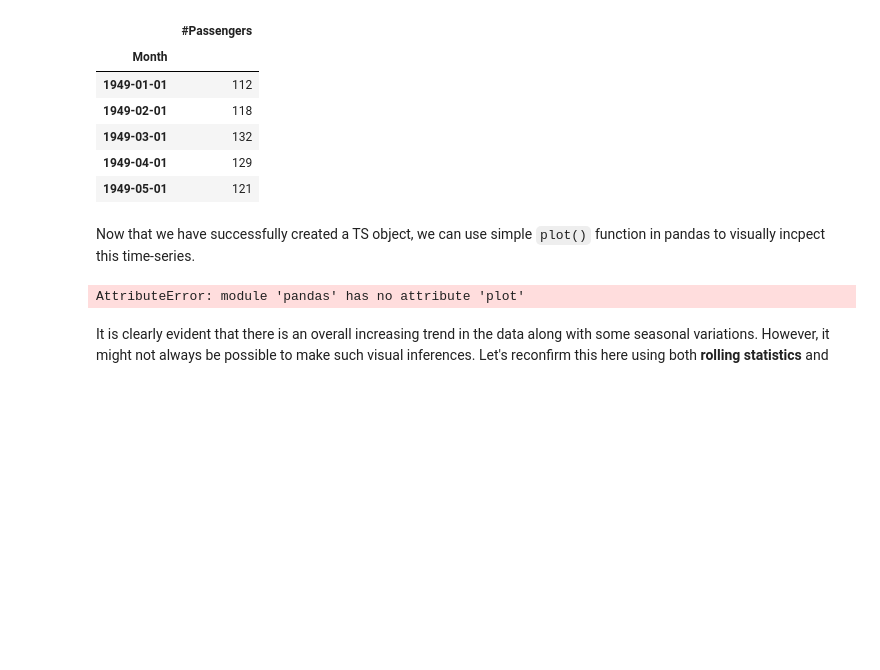
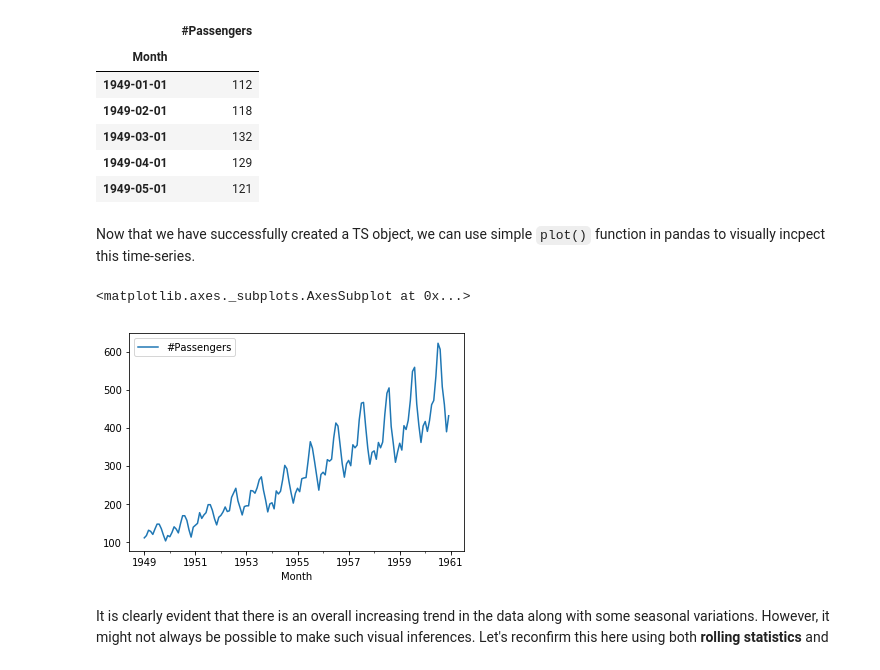
Before and after one commit to yishuen/dsc-3-25-06-testing-for-trends-lab-nyc-career-ds-102218, a Jupyter notebook: index.ipynb, the cells around one changed output. Drawn from its saved outputs; the diff is of its cells as text; code cells hidden in the pictures; blank space fills up the shorter version.

```diff
--- a/index.ipynb
+++ b/index.ipynb
@@ -79,9 +79,11 @@ df.head()
 Now that we have successfully created a TS object, we can use simple `plot()` function in pandas to visually incpect this time-series.
 # %%
 # Plot the time series data
-df.plot
+df.plot()
+plot.s
 # %% [output]
-AttributeError: module 'pandas' has no attribute 'plot'
+<matplotlib.axes._subplots.AxesSubplot at 0x...>
+[figure, added]
 # %% [markdown]
 It is clearly evident that there is an overall increasing trend in the data along with some seasonal variations. However, it might not always be possible to make such visual inferences. Let's reconfirm this here using both **rolling statistics** and
 # %% [markdown]
```
